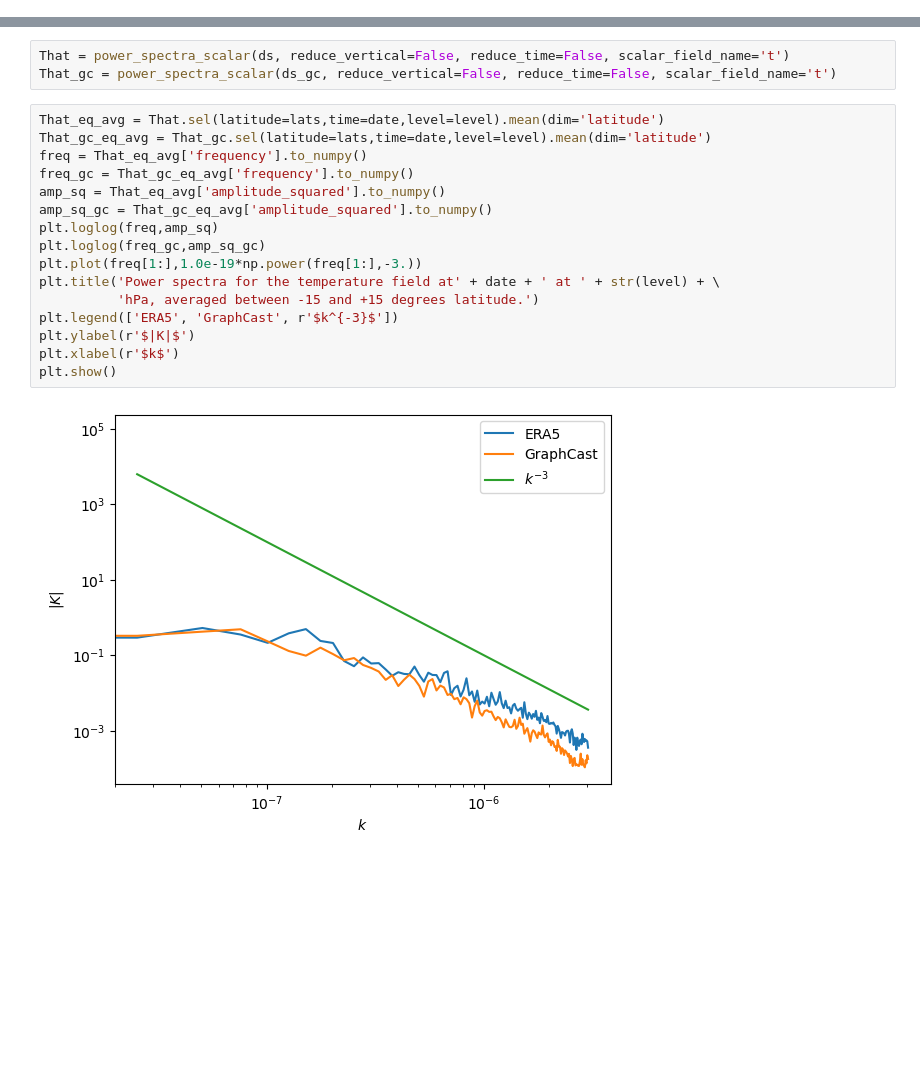
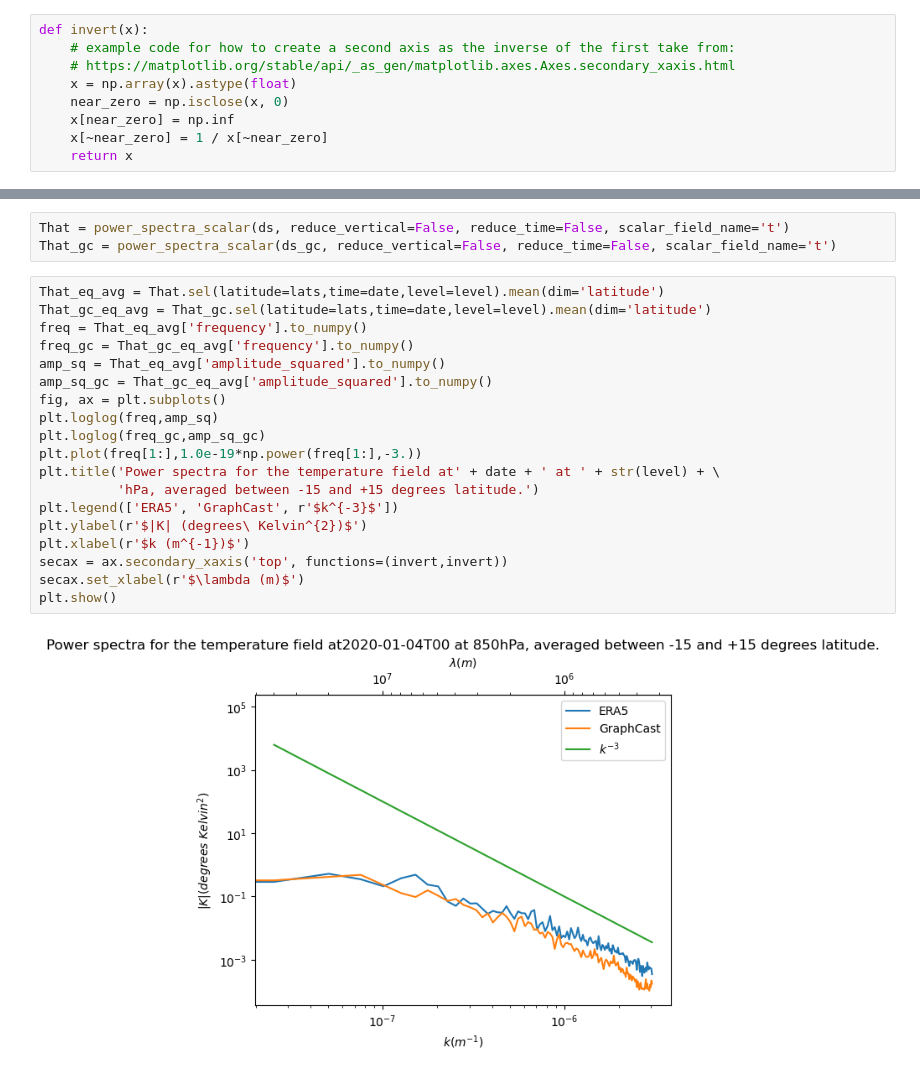
Before and after one commit to nci/scores, a Jupyter notebook: docs/tutorials/Power_Spectra.ipynb, the cells around one changed output, grey strips where cells are left out. Drawn from its saved outputs; the diff is of its cells as text; blank space fills up the shorter version.

```diff
--- a/docs/tutorials/Power_Spectra.ipynb
+++ b/docs/tutorials/Power_Spectra.ipynb
@@ -43,3 +45,12 @@ Plot the power spectra for the zonal kinetic energy as a function of spatial fre
+# %%
+def invert(x):
+    # example code for how to create a second axis as the inverse of the first take from:
+    # https://matplotlib.org/stable/api/_as_gen/matplotlib.axes.Axes.secondary_xaxis.html
+    x = np.array(x).astype(float)
+    near_zero = np.isclose(x, 0)
+    x[near_zero] = np.inf
+    x[~near_zero] = 1 / x[~near_zero]
+    return x
 # %%
 date = '2020-01-04T00'
 latitude = 0
@@ -121,18 +141,21 @@ That_gc = power_spectra_scalar(ds_gc, reduce_vertical=False, reduce_time=False,
 # %%
 That_eq_avg = That.sel(latitude=lats,time=date,level=level).mean(dim='latitude')
 That_gc_eq_avg = That_gc.sel(latitude=lats,time=date,level=level).mean(dim='latitude')
 freq = That_eq_avg['frequency'].to_numpy()
 freq_gc = That_gc_eq_avg['frequency'].to_numpy()
 amp_sq = That_eq_avg['amplitude_squared'].to_numpy()
 amp_sq_gc = That_gc_eq_avg['amplitude_squared'].to_numpy()
+fig, ax = plt.subplots()
 plt.loglog(freq,amp_sq)
 plt.loglog(freq_gc,amp_sq_gc)
 plt.plot(freq[1:],1.0e-19*np.power(freq[1:],-3.))
 plt.title('Power spectra for the temperature field at' + date + ' at ' + str(level) + \
           'hPa, averaged between -15 and +15 degrees latitude.')
 plt.legend(['ERA5', 'GraphCast', r'$k^{-3}$'])
-plt.ylabel(r'$|K|$')
-plt.xlabel(r'$k$')
+plt.ylabel(r'$|K| (degrees\ Kelvin^{2})$')
+plt.xlabel(r'$k (m^{-1})$')
+secax = ax.secondary_xaxis('top', functions=(invert,invert))
+secax.set_xlabel(r'$\lambda (m)$')
 plt.show()
 # %% [output]
-[figure, old version]
+[figure, new version]
```
Also changed, not shown: parts of 5 cells of this notebook.
